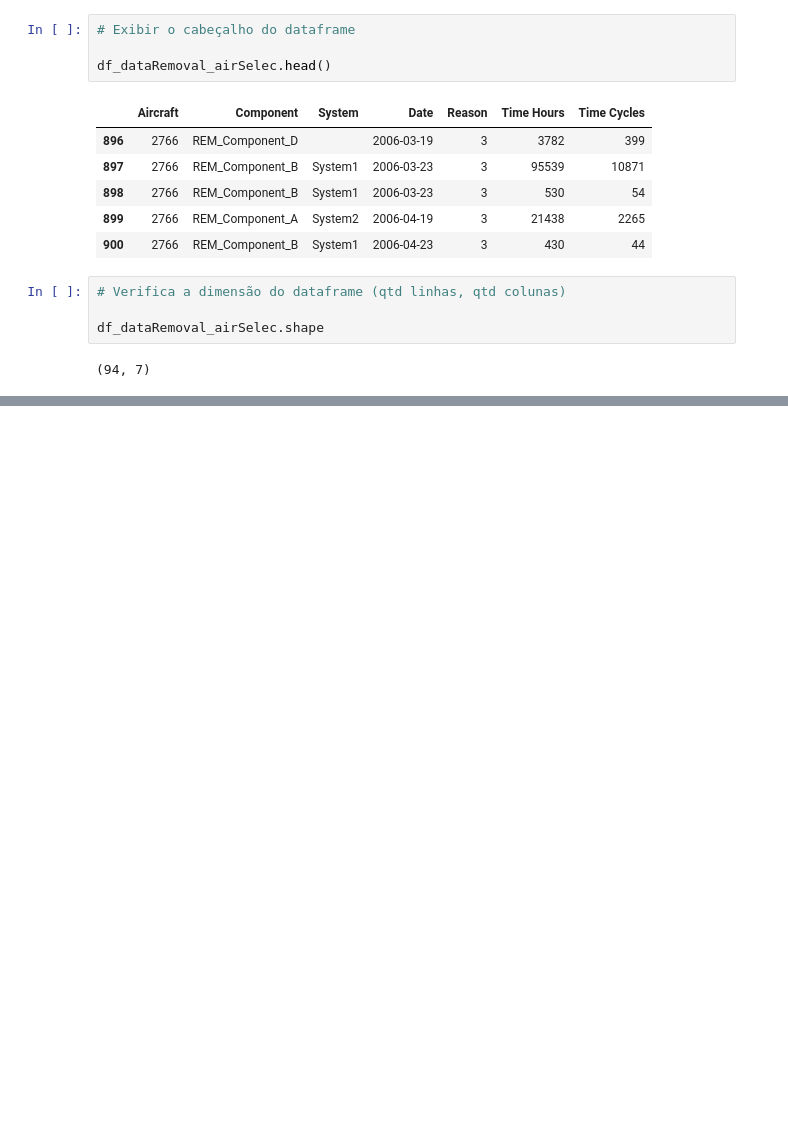
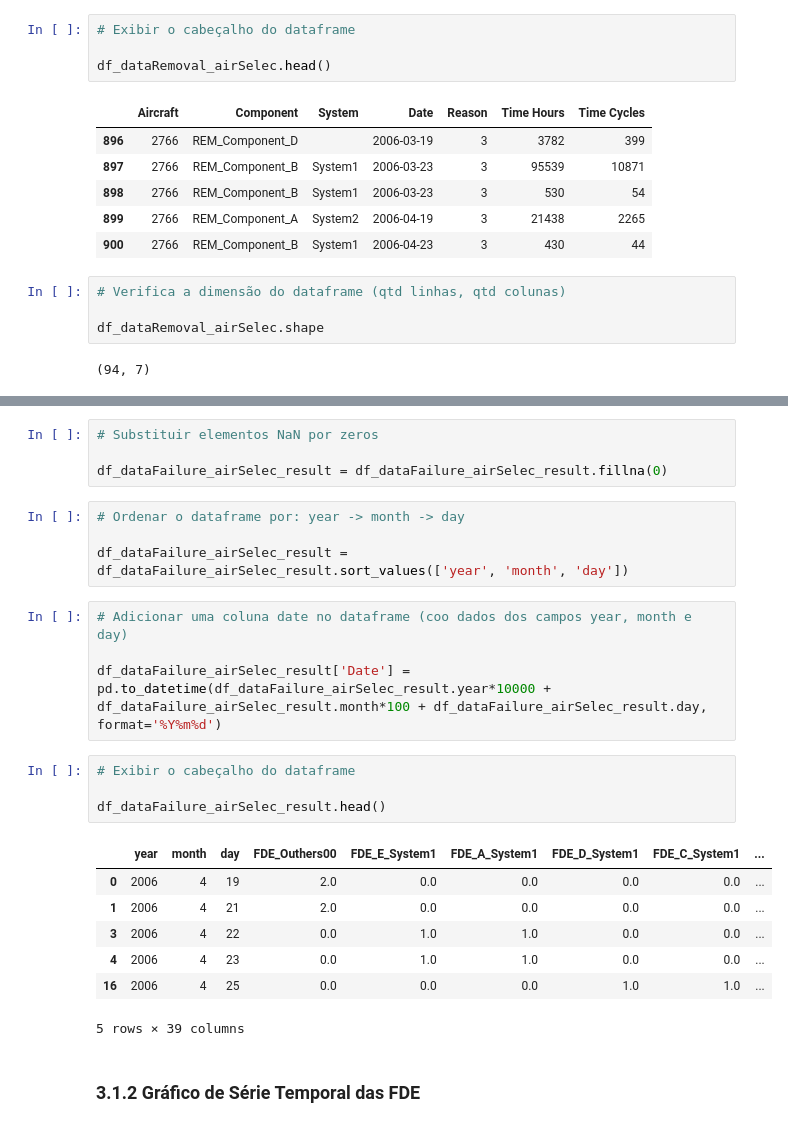
Before and after one commit to marcellyhc/CAP---394-Introdution-to-Data-Science, a Jupyter notebook: v01_TrabalhoFinal_DataScience.ipynb, the cells around one changed output, grey strips where cells are left out. Drawn from its saved outputs; the diff is of its cells as text; blank space fills up the shorter version.

```diff
--- a/v01_TrabalhoFinal_DataScience.ipynb
+++ b/v01_TrabalhoFinal_DataScience.ipynb
@@ -263,0 +359,26 @@ df_dataRemoval_airSelec.shape
+# %%
+# Substituir elementos NaN por zeros
+
+df_dataFailure_airSelec_result = df_dataFailure_airSelec_result.fillna(0)
+# %%
+# Ordenar o dataframe por: year -> month -> day
+
+df_dataFailure_airSelec_result = df_dataFailure_airSelec_result.sort_values(['year', 'month', 'day'])
+# %%
+# Adicionar uma coluna date no dataframe (coo dados dos campos year, month e day)
+
+df_dataFailure_airSelec_result['Date'] = pd.to_datetime(df_dataFailure_airSelec_result.year*10000 + df_dataFailure_airSelec_result.month*100 + df_dataFailure_airSelec_result.day, format='%Y%m%d')
+# %%
+# Exibir o cabeçalho do dataframe
+
+df_dataFailure_airSelec_result.head()
+# %% [output]
+|  | year | month | day | FDE_Outhers00 | FDE_E_System1 | FDE_A_System1 | FDE_D_System1 | FDE_C_System1 | ... |
+| 0 | 2006 | 4 | 19 | 2.0 | 0.0 | 0.0 | 0.0 | 0.0 | ... |
+| 1 | 2006 | 4 | 21 | 2.0 | 0.0 | 0.0 | 0.0 | 0.0 | ... |
+| 3 | 2006 | 4 | 22 | 0.0 | 1.0 | 1.0 | 0.0 | 0.0 | ... |
+| 4 | 2006 | 4 | 23 | 0.0 | 1.0 | 1.0 | 0.0 | 0.0 | ... |
+| 16 | 2006 | 4 | 25 | 0.0 | 0.0 | 0.0 | 1.0 | 1.0 | ... |
+5 rows × 39 columns
+# %% [markdown]
+### 3.1.2 Gráfico de Série Temporal das FDE
```
Also changed, not shown: parts of 16 cells of this notebook.
